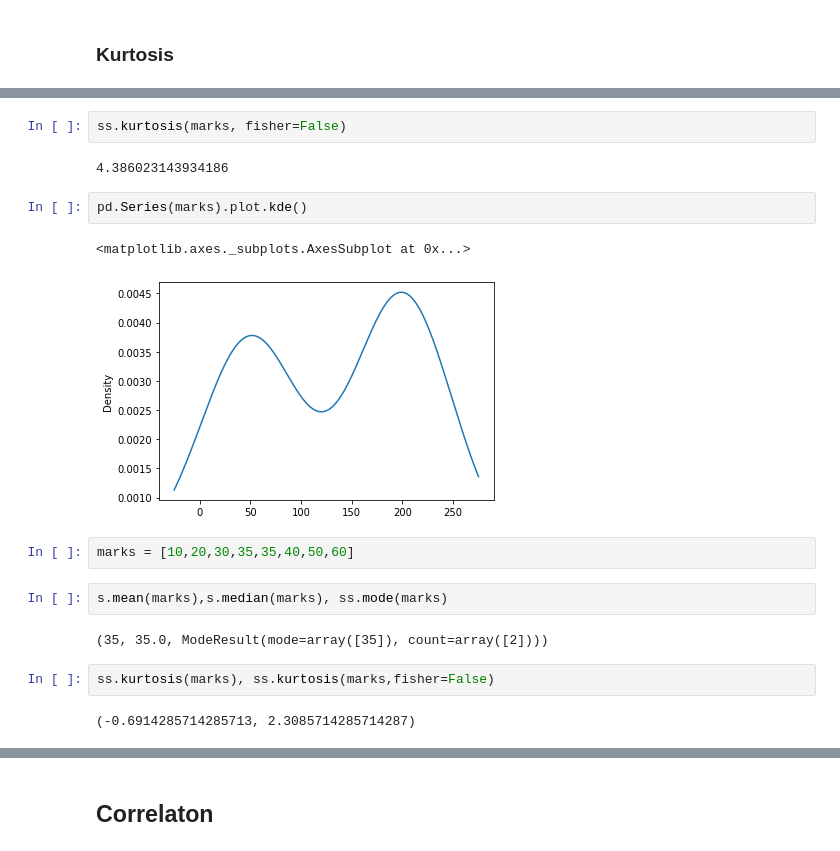
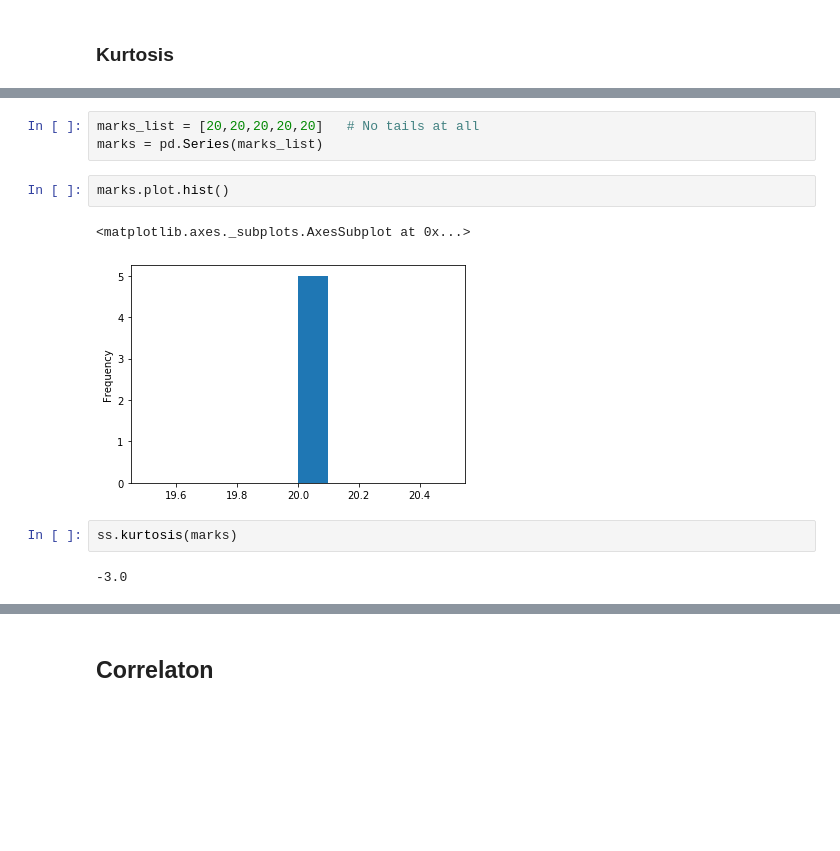
Before and after one commit to srikanthpragada/DS_18_MAY_2020, a Jupyter notebook: stats/salary_stats.ipynb, the cells around one changed output, grey strips where cells are left out. Drawn from its saved outputs; the diff is of its cells as text; blank space fills up the shorter version.

```diff
--- a/stats/salary_stats.ipynb
+++ b/stats/salary_stats.ipynb
@@ -125,19 +144,12 @@ ss.kurtosis(marks)
+# %%
+marks_list = [20,20,20,20,20]   # No tails at all
+marks = pd.Series(marks_list)
+# %%
+marks.plot.hist()
+# %% [output]
+<matplotlib.axes._subplots.AxesSubplot at 0x...>
+[figure, added]
 # %%
-ss.kurtosis(marks, fisher=False)
+ss.kurtosis(marks)
 # %% [output]
-4.386023143934186
+-3.0
-# %%
-pd.Series(marks).plot.kde()
-# %% [output]
-<matplotlib.axes._subplots.AxesSubplot at 0x...>
-[figure, removed]
-# %%
-marks = [10,20,30,35,35,40,50,60]
-# %%
-s.mean(marks),s.median(marks), ss.mode(marks)
-# %% [output]
-(35, 35.0, ModeResult(mode=array([35]), count=array([2])))
-# %%
-ss.kurtosis(marks), ss.kurtosis(marks,fisher=False)
-# %% [output]
-(-0.6914285714285713, 2.3085714285714287)
```
Also changed, not shown: parts of 16 cells of this notebook.
